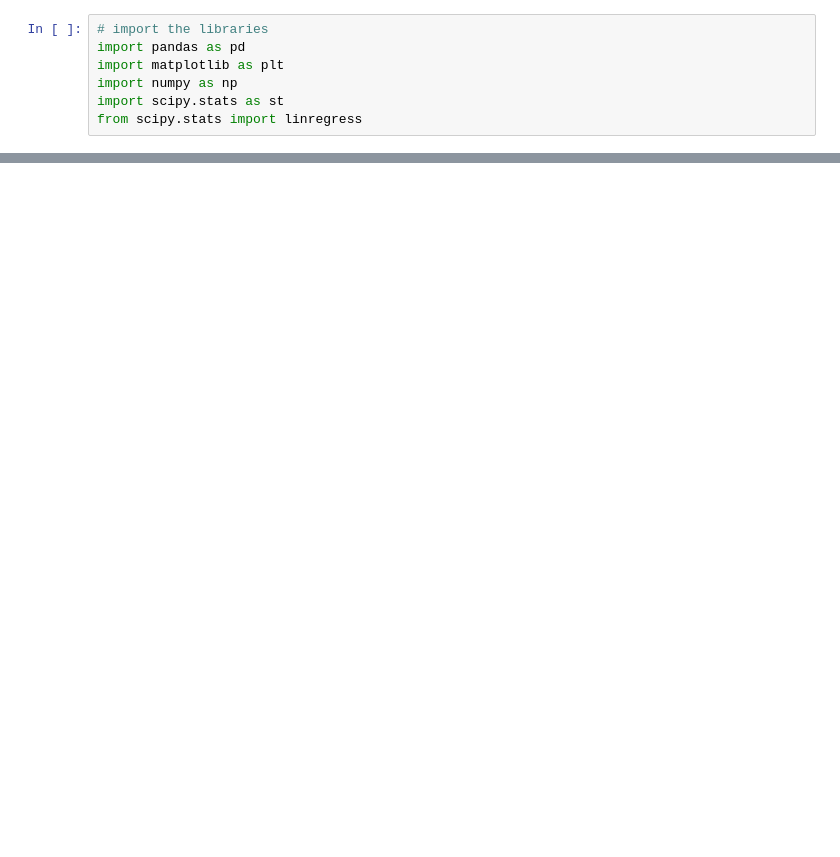
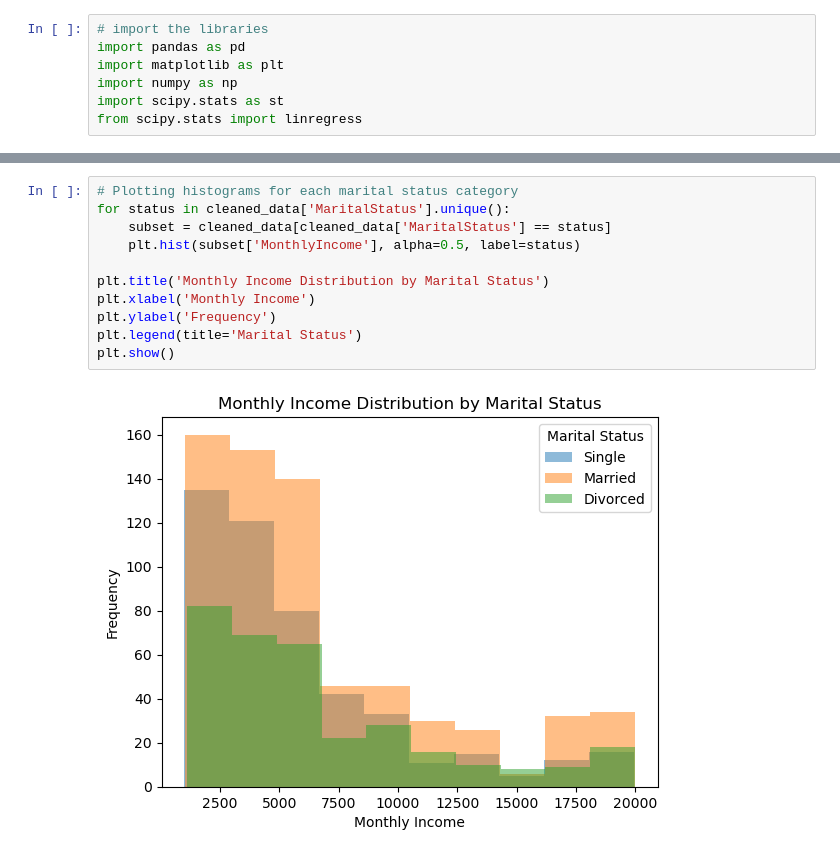
Before and after one commit to Amer4r/group-project-1, a Jupyter notebook: data_cleaning.ipynb, the cells around one changed output, grey strips where cells are left out. Cells and saved outputs as stored; diff of their text form; blank space fills up the shorter version.

```diff
--- a/data_cleaning.ipynb
+++ b/data_cleaning.ipynb
@@ -125,0 +197,13 @@ Name: count, dtype: int64
+# %%
+# Plotting histograms for each marital status category
+for status in cleaned_data['MaritalStatus'].unique():
+    subset = cleaned_data[cleaned_data['MaritalStatus'] == status]
+    plt.hist(subset['MonthlyIncome'], alpha=0.5, label=status)
+
+plt.title('Monthly Income Distribution by Marital Status')
+plt.xlabel('Monthly Income')
+plt.ylabel('Frequency')
+plt.legend(title='Marital Status')
+plt.show()
+# %% [output]
+[figure, added]
```
Also changed, not shown: parts of 16 cells of this notebook, 1 other file.
